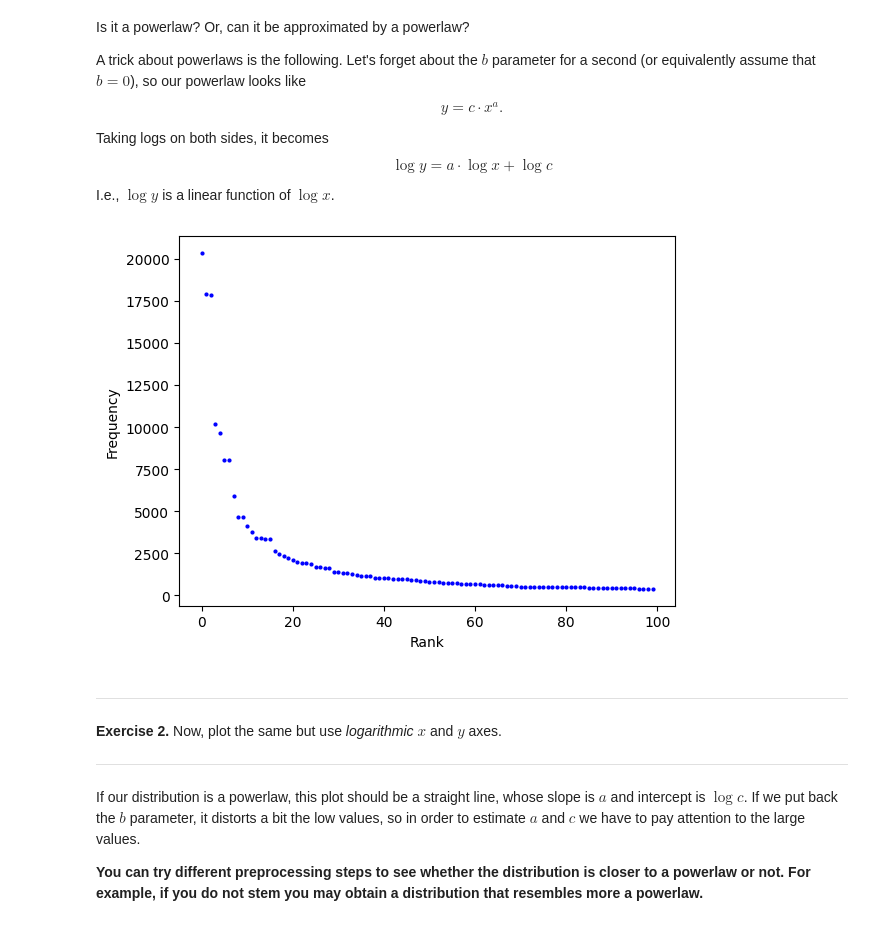
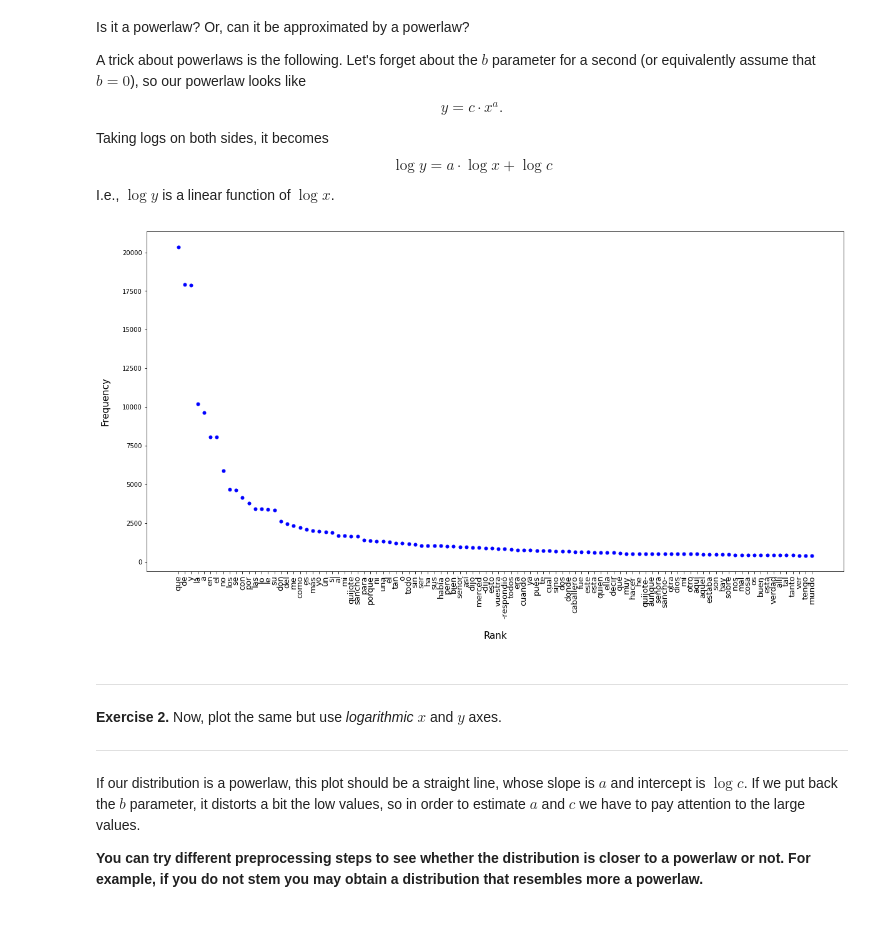
Before and after one commit to 0J0P0/Search-and-Analysis-of-Information, a Jupyter notebook: 1 ArbonesCarlos_ZaldivarJuan_PowerLaws.ipynb, the cells around one changed output. Drawn from its saved outputs; the diff is of its cells as text; code cells hidden in the pictures.

```diff
--- a/1 ArbonesCarlos_ZaldivarJuan_PowerLaws.ipynb
+++ b/1 ArbonesCarlos_ZaldivarJuan_PowerLaws.ipynb
@@ -252,12 +254,15 @@ words, counts = zip(*counter.most_common())
 # %%
 N = 100 # number of words to plot
 
-plt.plot(range(N), counts[:N], 'bo', markersize=2)
-plt.ylabel('Frequency')
-plt.xlabel('Rank')
+plt.figure(figsize=(20,10))
+plt.plot(range(N), counts[:N], 'bo', markersize=5)
+plt.ylabel('Frequency', fontsize=15, labelpad=20)
+plt.xlabel('Rank', fontsize=15, labelpad=20)
+plt.xticks(range(N), words[:N], rotation=90)
+plt.tick_params(axis='x', which='major', labelsize=13)
 plt.show()
 # %% [output]
-[figure, old version]
+[figure, new version]
 # %% [markdown]
 
 ---
```
Also changed, not shown: parts of 6 cells of this notebook.
